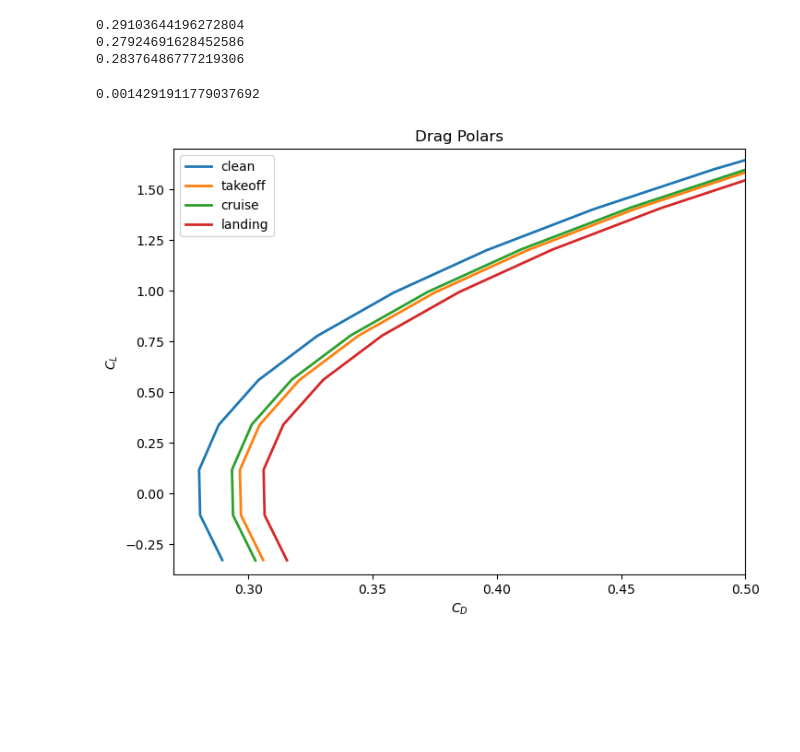
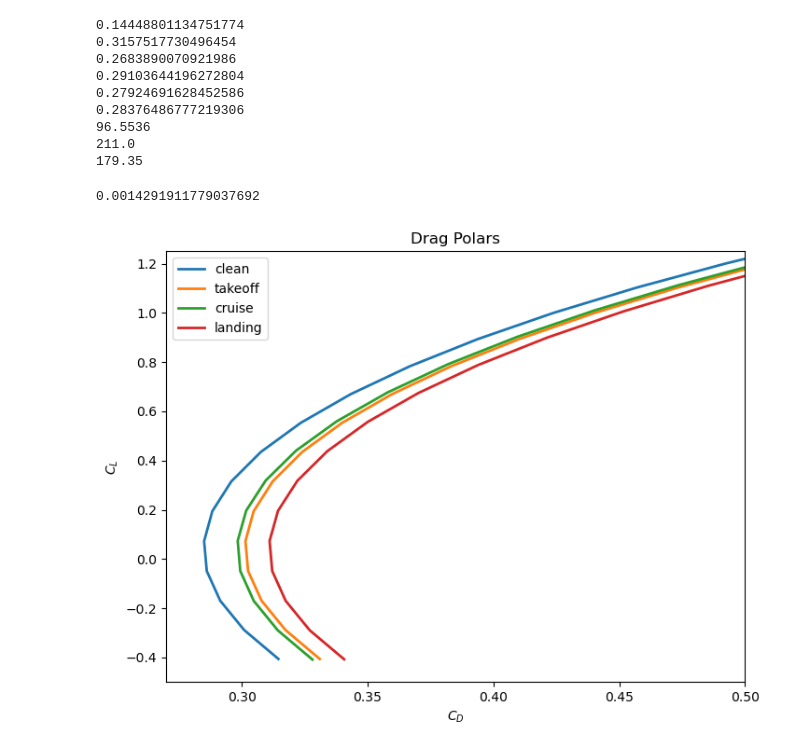
Before and after one commit to VaishnaviK003/Group9-EAE-130-A-B-UCDavis-2025-GatewayToBlueSkies, a Jupyter notebook: 130B_A2.ipynb, the cells around one changed output. Saved outputs shown, nothing was run; the diff lists cells and outputs as text; code cells hidden in the pictures; blank space fills up the shorter version.

```diff
--- a/130B_A2.ipynb
+++ b/130B_A2.ipynb
@@ -201,10 +201,20 @@ CD_0_landing = CD_0_calc(V_landing)
 print(CD_0_cruise) # 0.0193 in previous 130A - A3 code
 print(CD_0_takeoff)
 print(CD_0_landing)
+
+print(V_takeoff)
+print(V_cruise)
+print(V_landing)
 # %% [output]
+0.14448801134751774
+0.3157517730496454
+0.2683890070921986
 0.29103644196272804
 0.27924691628452586
 0.28376486777219306
+96.5536
+211.0
+179.35
 # %%
 chord_flap = 2 #0.25 * chord_wing # check
 S_ref_flap = 14 * 2 # 0.25 * S_ref_wing # check
@@ -277,37 +316,37 @@ CL_landing = [-0.32882, -0.10598, 0.11746, 0.34033, 0.56148, 0.77981, 0.99426,
 delta_cD0_landing_gear = 0.02 # Raymer's text # ASK
 delta_cD0_takeoff = 0.015 # ASK
 
-CD_clean = np.zeros(14)
+CD_clean = np.zeros(21)
 
 for i in range(len(CL_takeoff)):
     CD_clean[i] = CD_0_takeoff + CDi_takeoff[i] + CDt_takeoff[i]
 
-CD_takeoff = np.zeros(14)
+CD_takeoff = np.zeros(21)
 
 for i in range(len(CL_takeoff)):
     CD_takeoff[i] = CD_0_takeoff + delta_cD0_landing_flaps + CDi_takeoff[i] + CDt_takeoff[i] + delta_cD0_takeoff
 
-CD_cruise = np.zeros(14)
+CD_cruise = np.zeros(21)
 
 for i in range(len(CL_cruise)):
     CD_cruise[i] = CD_0_cruise + delta_cD0_landing_flaps + CDi_cruise[i] + CDt_cruise[i]
 
-CD_landing = np.zeros(14)
+CD_landing = np.zeros(21)
 
 for i in range(len(CL_landing)):
     CD_landing[i] = CD_0_landing + delta_cD0_landing_flaps + CDi_landing[i] + CDt_landing[i] + delta_cD0_landing_gear
 
 plt.figure(figsize=(8,6))
 plt.title('Drag Polars')
 plt.xlabel("$C_D$")
 plt.ylabel("$C_L$")
 plt.plot(CD_clean, CL_takeoff, label='clean', linestyle='-', linewidth=2)
 plt.plot(CD_takeoff, CL_takeoff, label='takeoff', linestyle='-', linewidth=2)
 plt.plot(CD_cruise, CL_cruise, label='cruise', linestyle='-', linewidth=2)
 plt.plot(CD_landing, CL_landing, label='landing', linestyle='-', linewidth=2)
 plt.xlim(0.27, 0.5)
-plt.ylim(-0.4, 1.7)
+plt.ylim(-0.5, 1.25)
 plt.legend(loc='best')
 plt.show()
 # %% [output]
-[figure, old version]
+[figure, new version]
```
Also changed, not shown: parts of 2 cells of this notebook.
